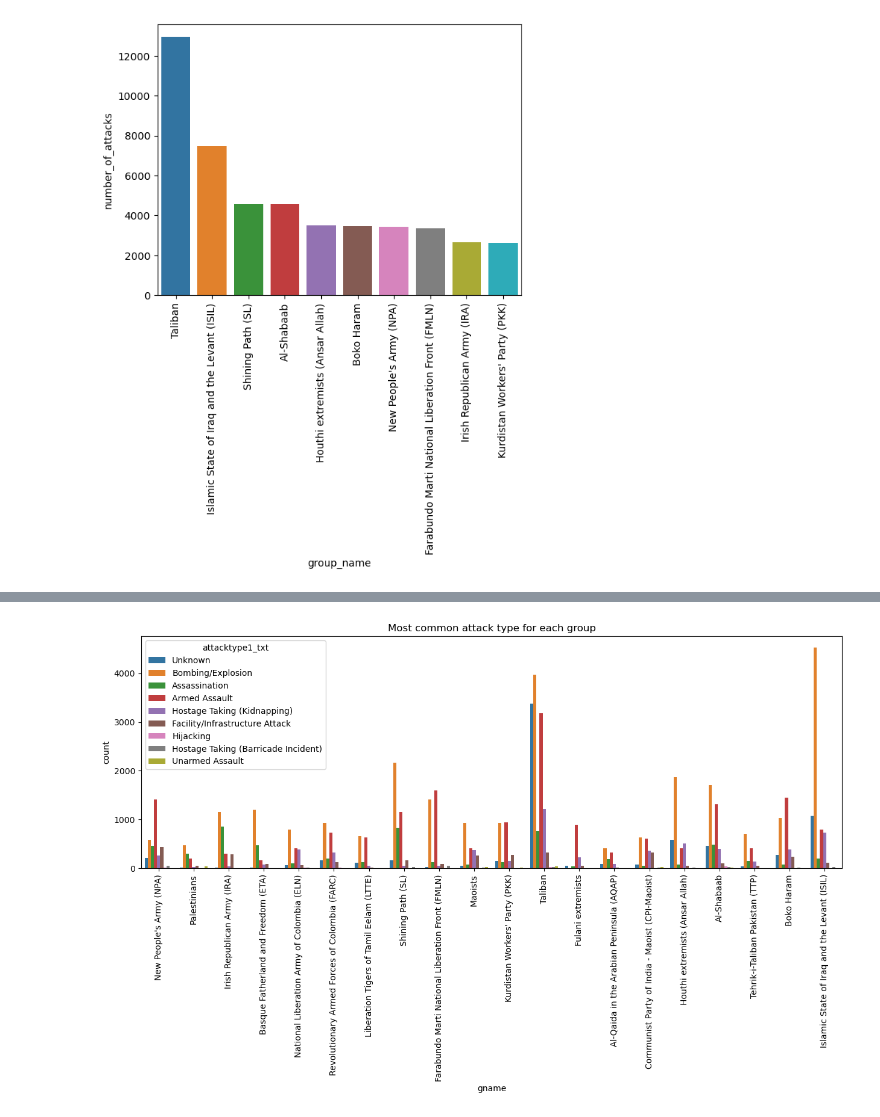
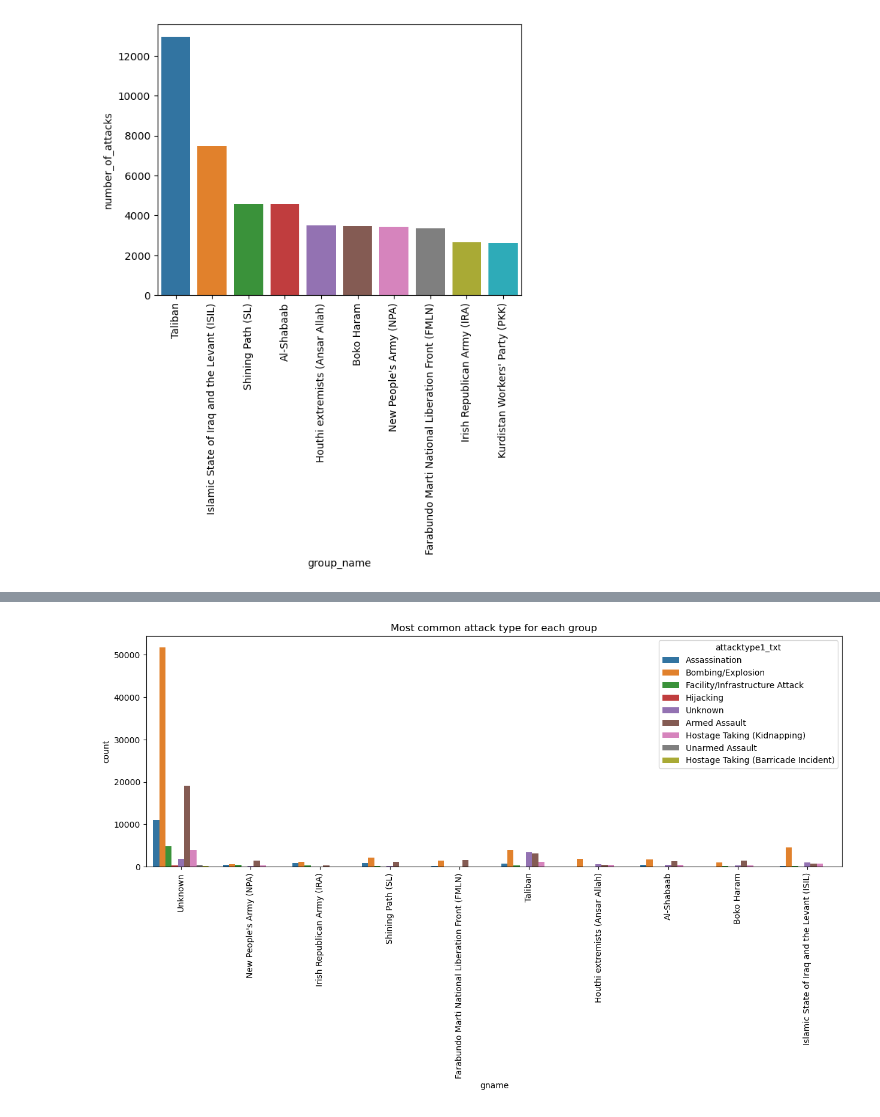
Before and after one commit to com-480-data-visualization/project-2023-yeravizard, a Jupyter notebook: exploration.ipynb, the cells around one changed output, grey strips where cells are left out. Cells and saved outputs as stored; diff of their text form; code cells hidden in the pictures.

```diff
--- a/exploration.ipynb
+++ b/exploration.ipynb
@@ -338,4 +261,4 @@ df_country.head(10)
 # %%
-top_20_groups = df.groupby('gname').count()['eventid'].sort_values()[-20:].index
-top_20_groups
+top_10_groups = df.groupby('gname').count()['eventid'].sort_values()[-10:].index
+print('The top 20 groups are:', list(top_10_groups))
 # %% [output]
@@ -355,9 +265,0 @@ Index(['Al-Qaida in the Arabian Peninsula (AQAP)', 'Palestinians',
-# %%
-# add a boolean column if the motive has the word 'unknown' in it
-df['motive_unknown'] = df['motive'].str.contains('unknown', case=False)
-# remove the 'the specific motive is unknown' from the motive
-df['motive'] = df['motive'].str.replace('The specific motive is unknown', '')
-df['motive'] = df['motive'].str.replace('The specific motive for the attack is unknown', '')
-
-# print the values when the motive has unknown in it
-df[df['motive'].str.contains('unknown', na=False)]['motive'].unique()
@@ -378,7 +265,0 @@ The percentage of null motive is: 74.01 %
-# %%
-# replace unknown with nan
-df.loc[df.motive == 'Unknown', 'motive'] = np.nan
-df.loc[df.motive == 'unknown', 'motive'] = np.nan
-
-# print  the unique values  for the motive column
-df['motive'].unique()
@@ -406,9 +266,9 @@ plt.show()
 # %%
 # plot the most commot attack type for each group
 fig, ax = plt.subplots(1, 1, figsize=(15, 5))
-sns.countplot(x='gname', hue='attacktype1_txt', data=df[df['gname'].isin(top_20_groups)], ax=ax)
+sns.countplot(x='gname', hue='attacktype1_txt', data=df[df['gname'].isin(top_10_groups)], ax=ax)
 ax.set_xticklabels(ax.get_xticklabels(), rotation=90)
 ax.set_title('Most common attack type for each group')
 plt.show()
 # %% [output]
-[figure, old version]
+[figure, new version]
```
Also changed, not shown: parts of 28 cells of this notebook.
